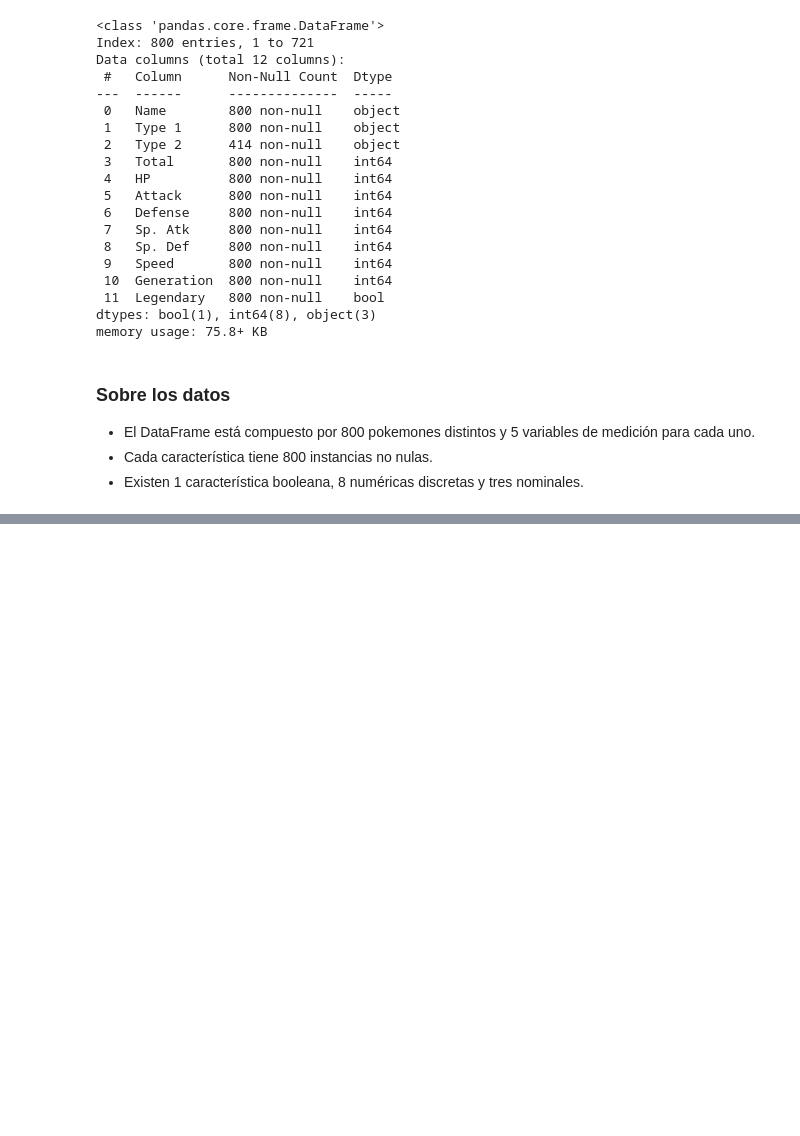
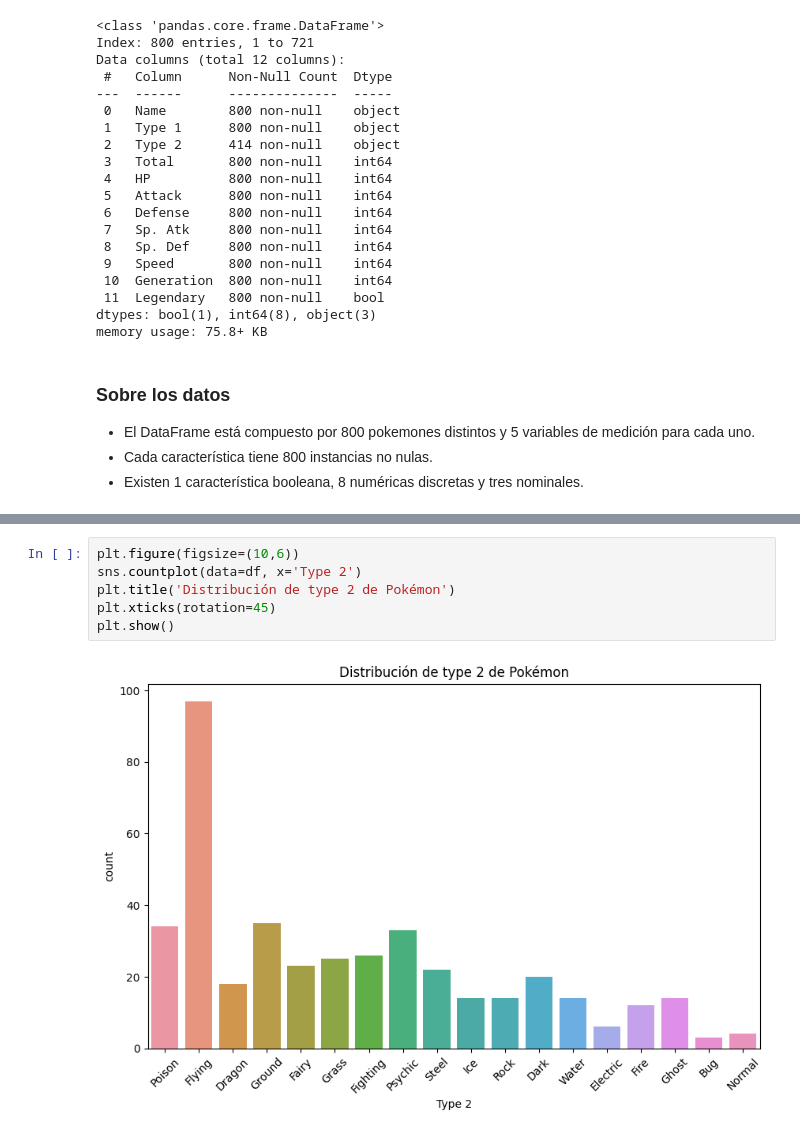
Before and after one commit to sonoAESS/Estudio-Inteligencia-Artificial, a Jupyter notebook: Seminario 1 Análisis descriptivo del Dataset de Pokémon/pokemon.ipynb, the cells around one changed output, grey strips where cells are left out. Cells and saved outputs as stored; diff of their text form; blank space fills up the shorter version.

```diff
--- a/Seminario 1/pokemon.ipynb
+++ b/Seminario 1 Análisis descriptivo del Dataset de Pokémon/pokemon.ipynb
@@ -280,0 +220,8 @@ plt.show()
+# %%
+plt.figure(figsize=(10,6))
+sns.countplot(data=df, x='Type 2')
+plt.title('Distribución de type 2 de Pokémon')
+plt.xticks(rotation=45)
+plt.show()
+# %% [output]
+[figure, added]
```
Also changed, not shown: parts of 39 cells of this notebook, 3 other files.
